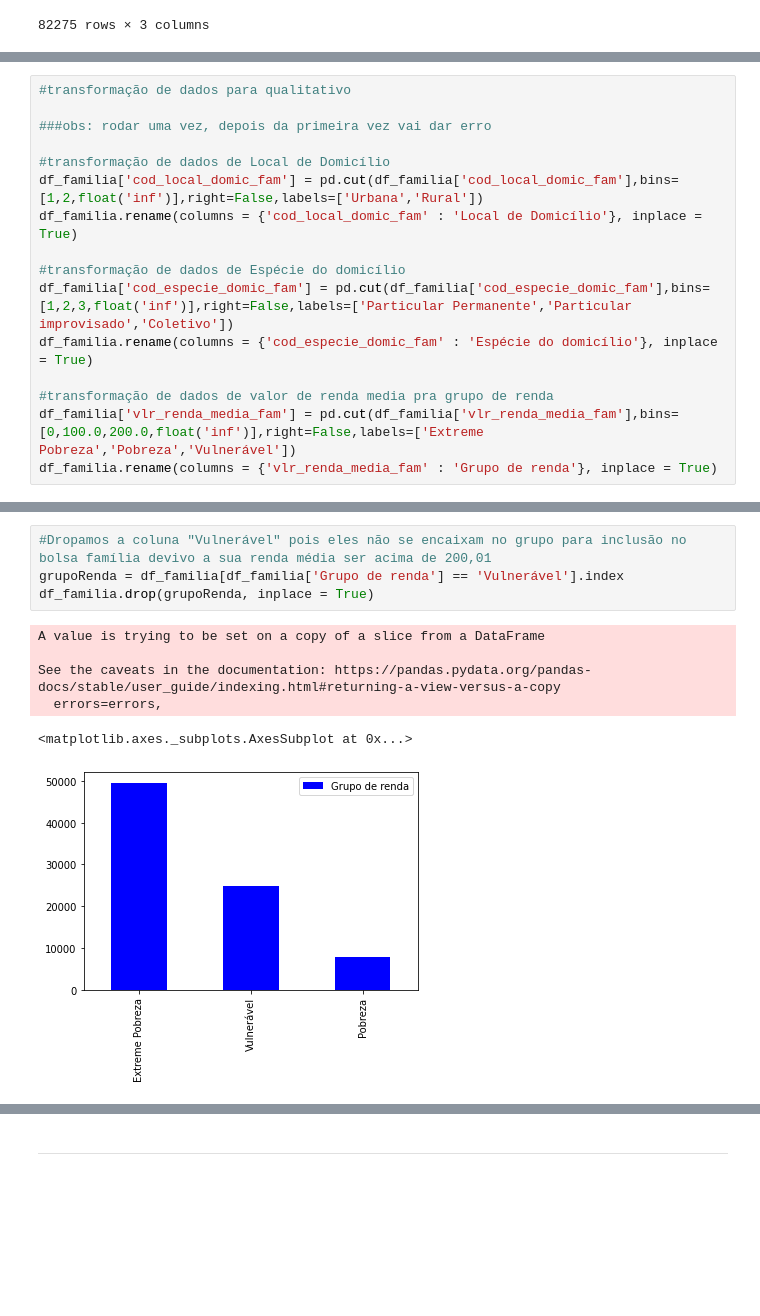
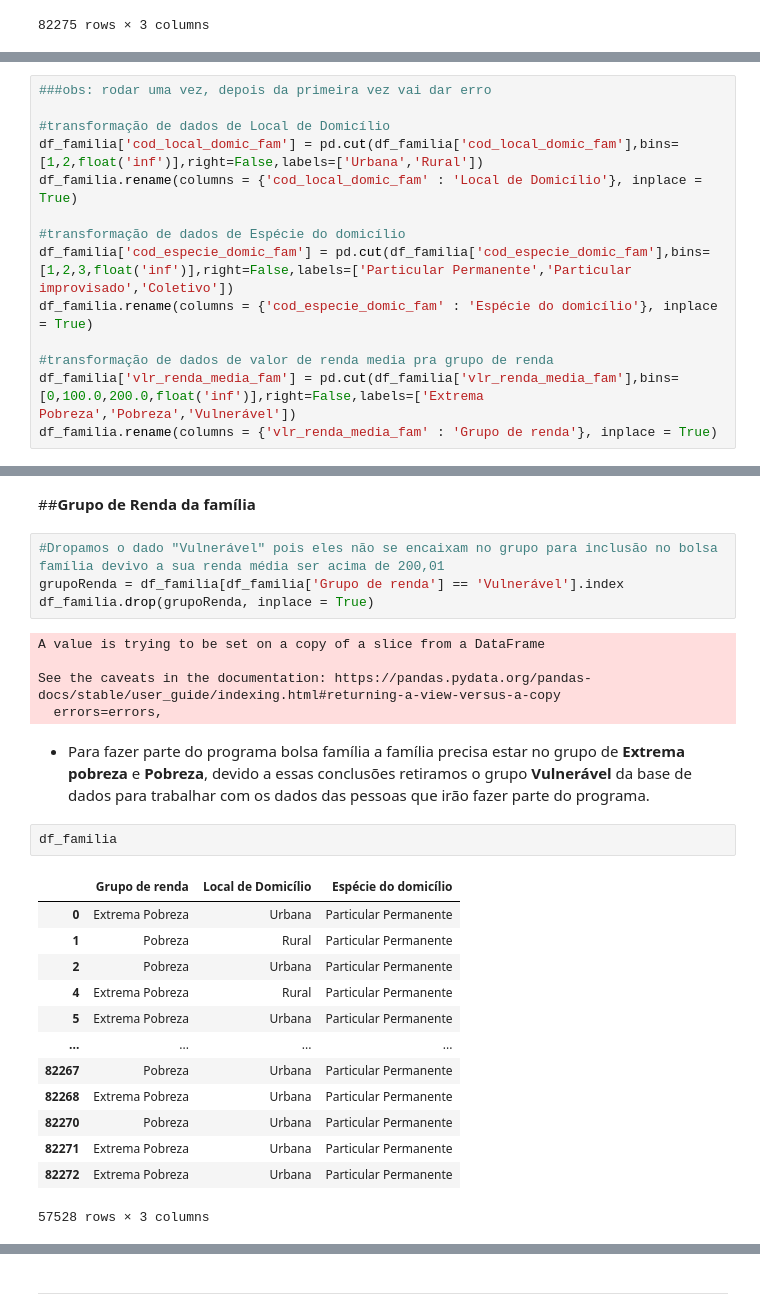
Before and after one commit to FranciscoJSSantos/Analise_de_Dados_do_Bolsa_Familia, a Jupyter notebook: Analise_de_Dados_do_Bolsa_Familia.ipynb, the cells around one changed output, grey strips where cells are left out. Saved outputs shown, nothing was run; the diff lists cells and outputs as text; blank space fills up the shorter version.

Commit message:
Update em alguns campos e adição de descrição em familia

```diff
--- a/Analise_de_Dados_do_Bolsa_Familia.ipynb
+++ b/Analise_de_Dados_do_Bolsa_Familia.ipynb
@@ -65,6 +60,4 @@ df_familia
 # %%
-#transformação de dados para qualitativo
-
 ###obs: rodar uma vez, depois da primeira vez vai dar erro
 
 #transformação de dados de Local de Domicílio
@@ -76,7 +69,7 @@ df_familia['cod_especie_domic_fam'] = pd.cut(df_familia['cod_especie_domic_fam']
 df_familia.rename(columns = {'cod_especie_domic_fam' : 'Espécie do domicílio'}, inplace = True)
 
 #transformação de dados de valor de renda media pra grupo de renda
-df_familia['vlr_renda_media_fam'] = pd.cut(df_familia['vlr_renda_media_fam'],bins=[0,100.0,200.0,float('inf')],right=False,labels=['Extreme Pobreza','Pobreza','Vulnerável'])
+df_familia['vlr_renda_media_fam'] = pd.cut(df_familia['vlr_renda_media_fam'],bins=[0,100.0,200.0,float('inf')],right=False,labels=['Extrema Pobreza','Pobreza','Vulnerável'])
 df_familia.rename(columns = {'vlr_renda_media_fam' : 'Grupo de renda'}, inplace = True)
 # %% [output]
 A value is trying to be set on a copy of a slice from a DataFrame.
@@ -111,5 +138,7 @@ tipo_grupo_renda.plot(kind='bar',color='blue')
+# %% [markdown]
+##**Grupo de Renda da família**
 # %%
-#Dropamos a coluna "Vulnerável" pois eles não se encaixam no grupo para inclusão no bolsa família devivo a sua renda média ser acima de 200,01
+#Dropamos o dado "Vulnerável" pois eles não se encaixam no grupo para inclusão no bolsa família devivo a sua renda média ser acima de 200,01
 grupoRenda = df_familia[df_familia['Grupo de renda'] == 'Vulnerável'].index
 df_familia.drop(grupoRenda, inplace = True)
 # %% [output]
@@ -117,5 +146,21 @@ A value is trying to be set on a copy of a slice from a DataFrame
 
 See the caveats in the documentation: https://pandas.pydata.org/pandas-docs/stable/user_guide/indexing.html#returning-a-view-versus-a-copy
   errors=errors,
-<matplotlib.axes._subplots.AxesSubplot at 0x...>
-[figure, removed]
+# %% [markdown]
+- Para fazer parte do programa bolsa família a família precisa estar no grupo de **Extrema pobreza** e **Pobreza**, devido a essas conclusões retiramos o grupo **Vulnerável** da base de dados para trabalhar com os dados das pessoas que irão fazer parte do programa.
+# %%
+df_familia
+# %% [output]
+|  | Grupo de renda | Local de Domicílio | Espécie do domicílio |
+| 0 | Extrema Pobreza | Urbana | Particular Permanente |
+| 1 | Pobreza | Rural | Particular Permanente |
+| 2 | Pobreza | Urbana | Particular Permanente |
+| 4 | Extrema Pobreza | Rural | Particular Permanente |
+| 5 | Extrema Pobreza | Urbana | Particular Permanente |
+| ... | ... | ... | ... |
+| 82267 | Pobreza | Urbana | Particular Permanente |
+| 82268 | Extrema Pobreza | Urbana | Particular Permanente |
+| 82270 | Pobreza | Urbana | Particular Permanente |
+| 82271 | Extrema Pobreza | Urbana | Particular Permanente |
+| 82272 | Extrema Pobreza | Urbana | Particular Permanente |
+57528 rows × 3 columns
```
Also changed, not shown: parts of 16 cells of this notebook.
